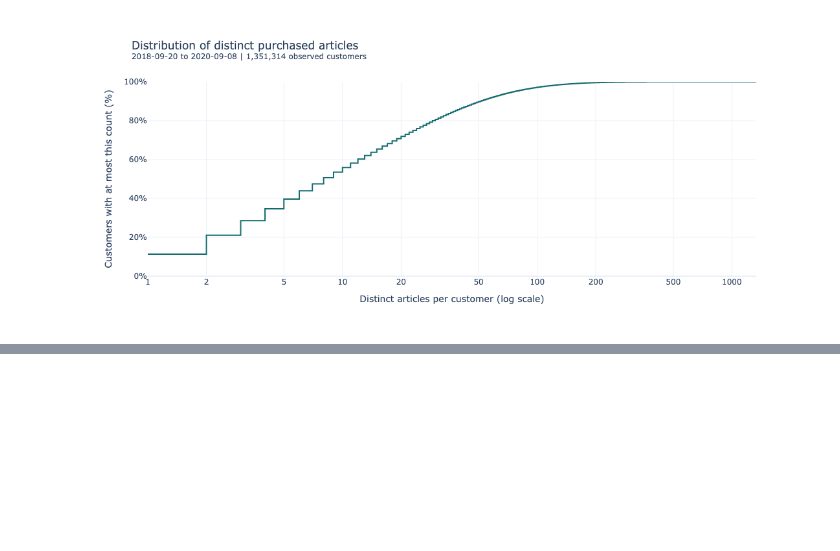
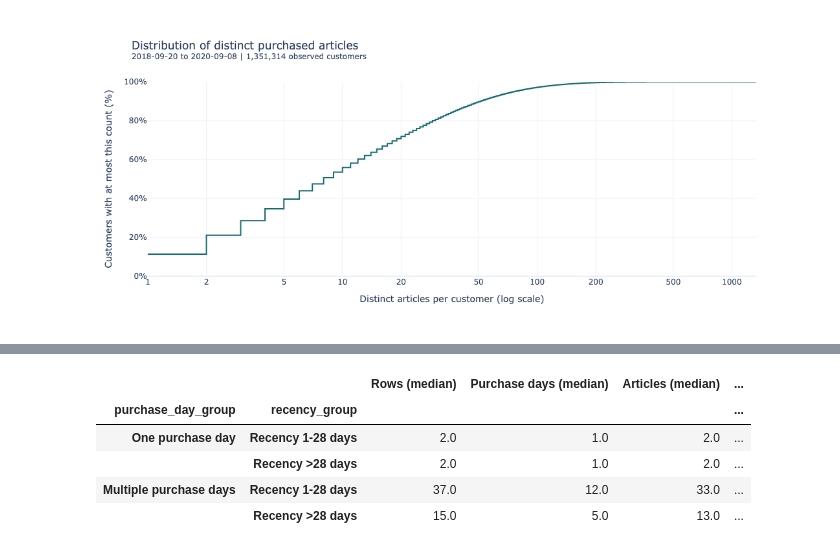
Before and after one commit to Songhai9/atelier-ai-project, a Jupyter notebook: notebooks/behavioral_eda.ipynb, the cells around one changed output, grey strips where cells are left out. Saved outputs shown, nothing was run; the diff lists cells and outputs as text; code cells hidden in the pictures; blank space fills up the shorter version.

```diff
--- a/notebooks/behavioral_eda.ipynb
+++ b/notebooks/behavioral_eda.ipynb
@@ -1597,0 +1820,35 @@ fig.show(
+# %%
+profile_measure_table = (
+    profile_summary
+    .set_index(["purchase_day_group", "recency_group"])
+    [
+        [
+            "median_transaction_rows",
+            "median_purchase_days",
+            "median_distinct_articles",
+            "median_recency_days",
+            "median_days_since_first_observed_purchase",
+        ]
+    ]
+    .rename(
+        columns={
+            "median_transaction_rows": "Rows (median)",
+            "median_purchase_days": "Purchase days (median)",
+            "median_distinct_articles": "Articles (median)",
+            "median_recency_days": "Recency (days, median)",
+            "median_days_since_first_observed_purchase": (
+                "Since first observed (days, median)"
+            ),
+        }
+    )
+    .round(1)
+)
+
+profile_measure_table
+# %% [output]
+|  |  | Rows (median) | Purchase days (median) | Articles (median) | ... |
+| purchase_day_group | recency_group |  |  |  | ... |
+| One purchase day | Recency 1-28 days | 2.0 | 1.0 | 2.0 | ... |
+|  | Recency >28 days | 2.0 | 1.0 | 2.0 | ... |
+| Multiple purchase days | Recency 1-28 days | 37.0 | 12.0 | 33.0 | ... |
+|  | Recency >28 days | 15.0 | 5.0 | 13.0 | ... |
```
Also changed, not shown: parts of 9 cells of this notebook.
